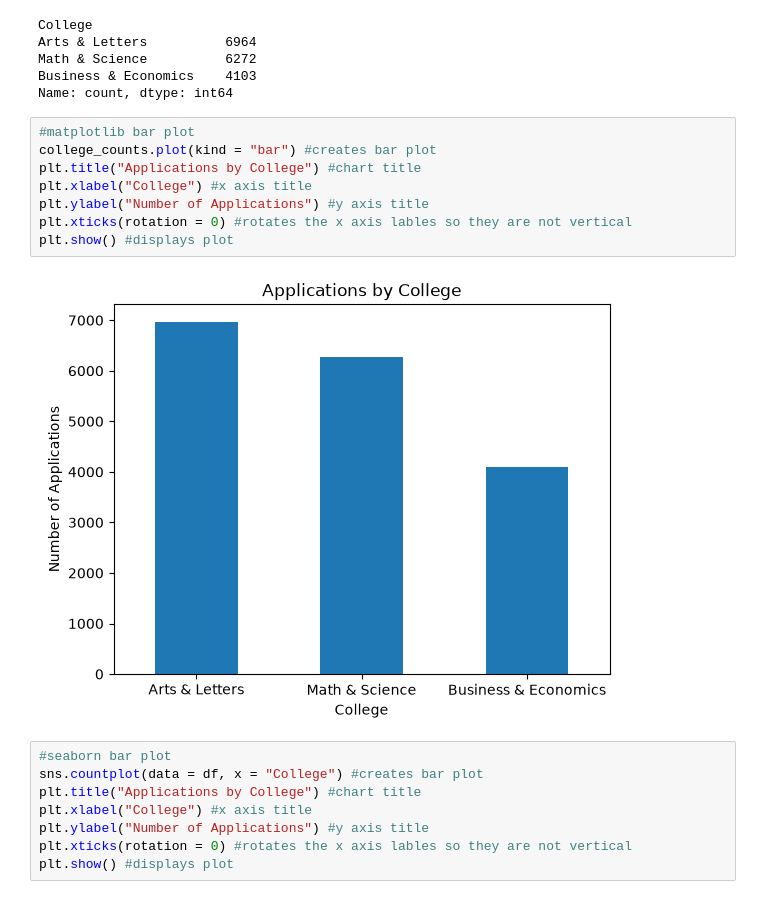
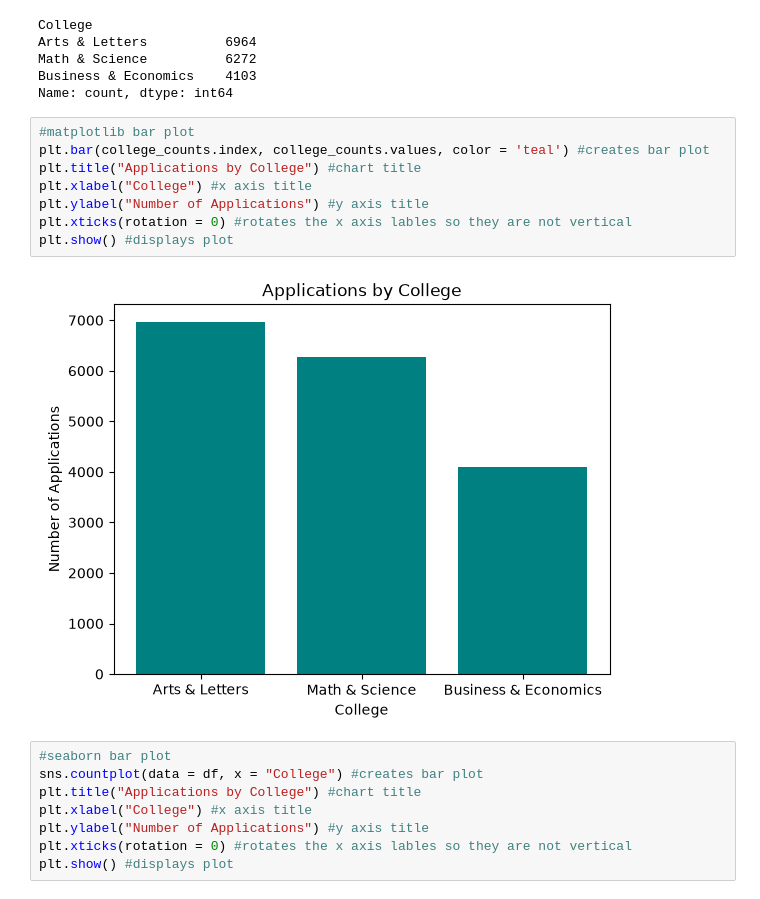
Before and after one commit to brianhoffmeister/Cascadia, a Jupyter notebook: Week 13 - Uni Admissions.ipynb, the cells around one changed output. Drawn from its saved outputs; the diff is of its cells as text.

```diff
--- a/Week 13 - Uni Admissions.ipynb
+++ b/Week 13 - Uni Admissions.ipynb
@@ -56,14 +56,14 @@ Business & Economics    4103
 Name: count, dtype: int64
 # %%
 #matplotlib bar plot
-college_counts.plot(kind = "bar") #creates bar plot
+plt.bar(college_counts.index, college_counts.values, color = 'teal') #creates bar plot
 plt.title("Applications by College") #chart title
 plt.xlabel("College") #x axis title
 plt.ylabel("Number of Applications") #y axis title
 plt.xticks(rotation = 0) #rotates the x axis lables so they are not vertical
 plt.show() #displays plot
 # %% [output]
-[figure, old version]
+[figure, new version]
 # %%
 #seaborn bar plot
 sns.countplot(data = df, x = "College") #creates bar plot
```
Also changed, not shown: parts of 7 cells of this notebook.
